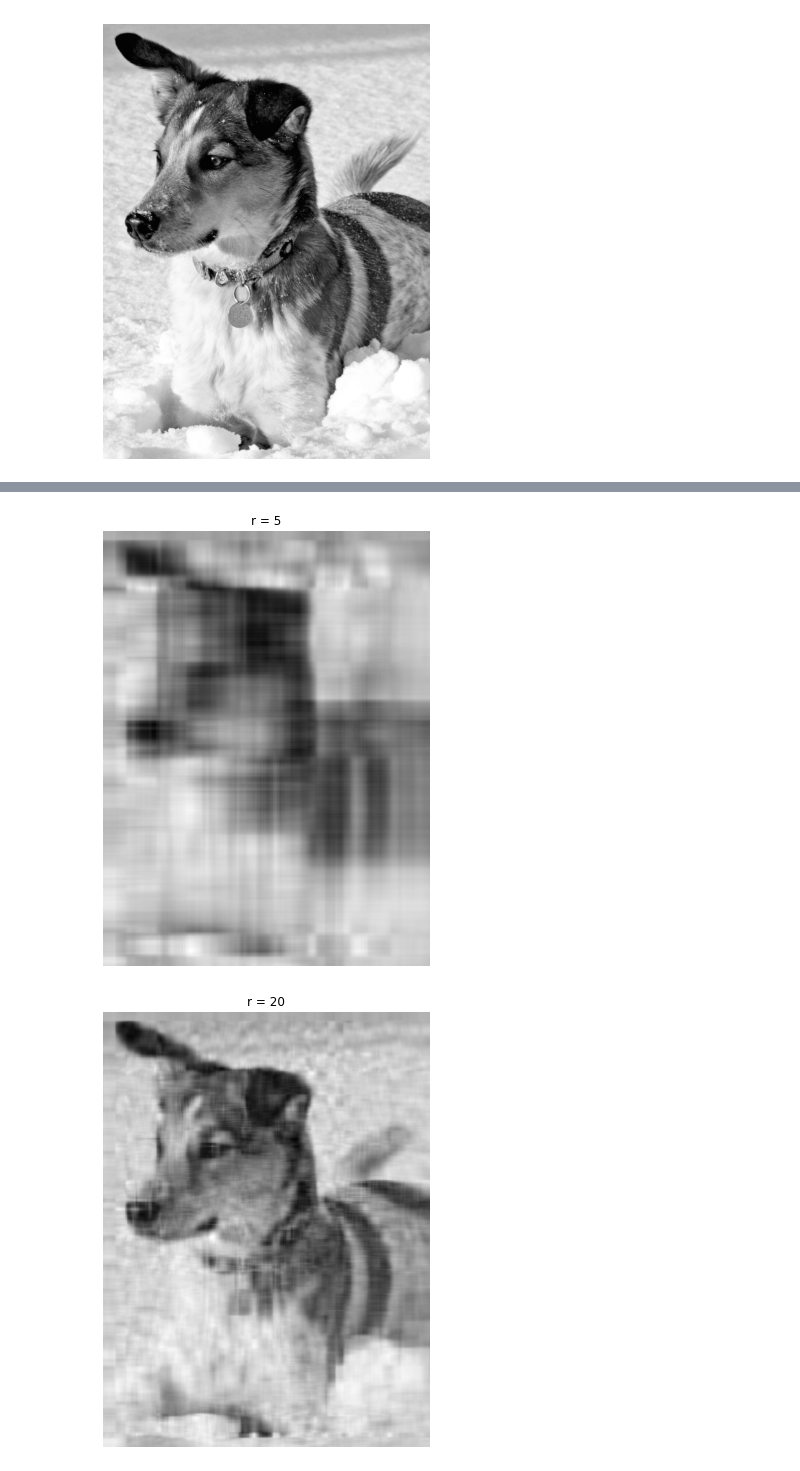
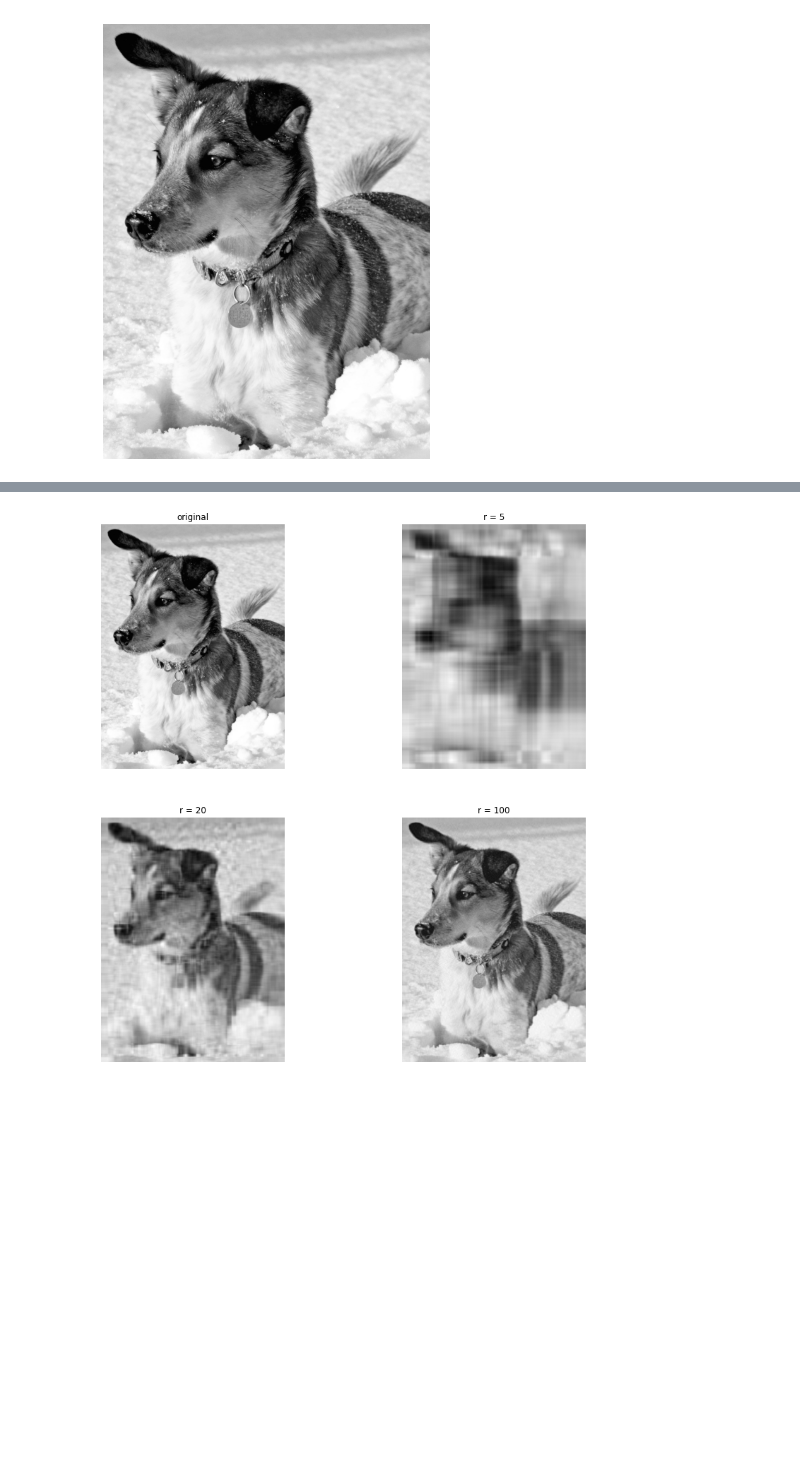
Before and after one commit to jooyongsim/numerical2023, a Jupyter notebook: 빅데수 실습2 SVD.ipynb, the cells around one changed output, grey strips where cells are left out. Saved outputs shown, nothing was run; the diff lists cells and outputs as text; code cells hidden in the pictures; blank space fills up the shorter version.

```diff
--- a/빅데수 실습2 SVD.ipynb
+++ b/빅데수 실습2 SVD.ipynb
@@ -35,18 +38,19 @@ Let's perform Singular Value Decomposition on a matrix $X$ using NumPy's linalg.
 # %%
 U, S, VT = np.linalg.svd(X,full_matrices=False)
 S = np.diag(S)
 
-j = 0
+plt.figure(figsize=(14,14)); j = 0;
+plt.subplot(2,2,(j+1)); j += 1
+img = plt.imshow(X)
+img.set_cmap('gray'); plt.axis('off')
+plt.title('original')
 for r in (5, 20, 100):
     # Construct approximate image
     Xapprox = U[:,:r] @ S[0:r,:r] @ VT[:r,:]
-    plt.figure(j+1)
-    j += 1
+    plt.subplot(2,2,(j+1)); j += 1
     img = plt.imshow(Xapprox)
-    img.set_cmap('gray')
-    plt.axis('off')
+    img.set_cmap('gray'); plt.axis('off')
     plt.title('r = ' + str(r))
-    plt.show()
+plt.show()
 # %% [output]
-[figure, old version]
+[figure, new version]
-[figure, removed]
```
Also changed, not shown: parts of 19 cells of this notebook, 3 other files.
